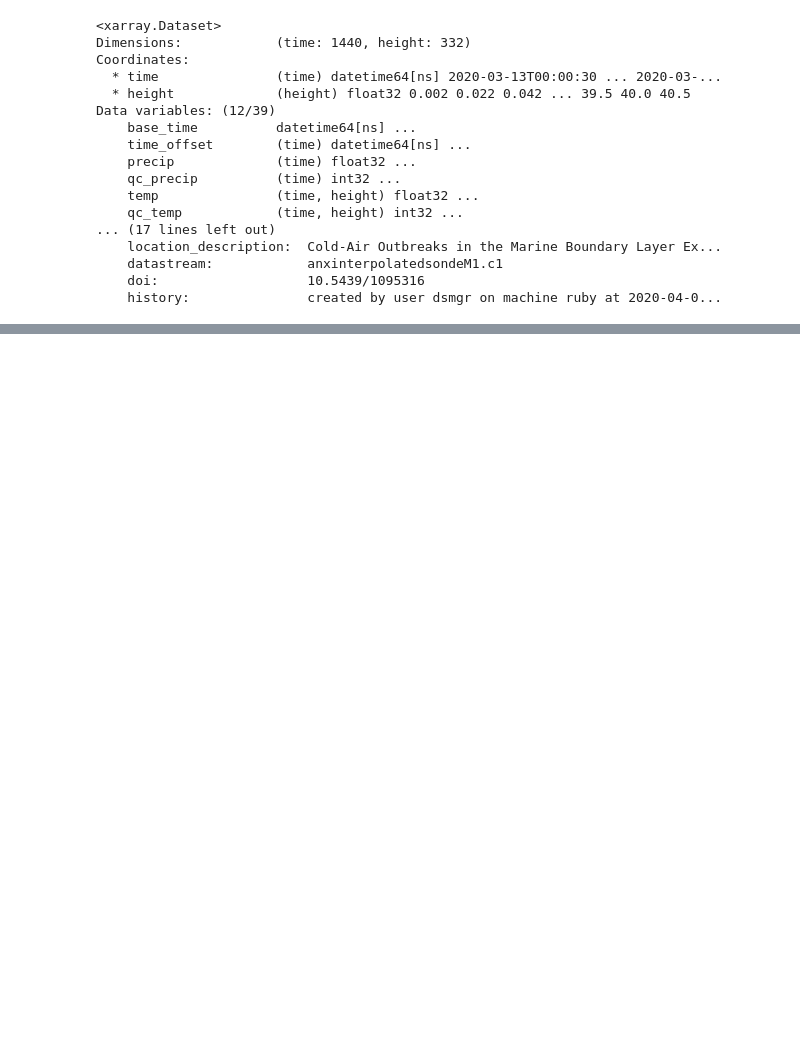
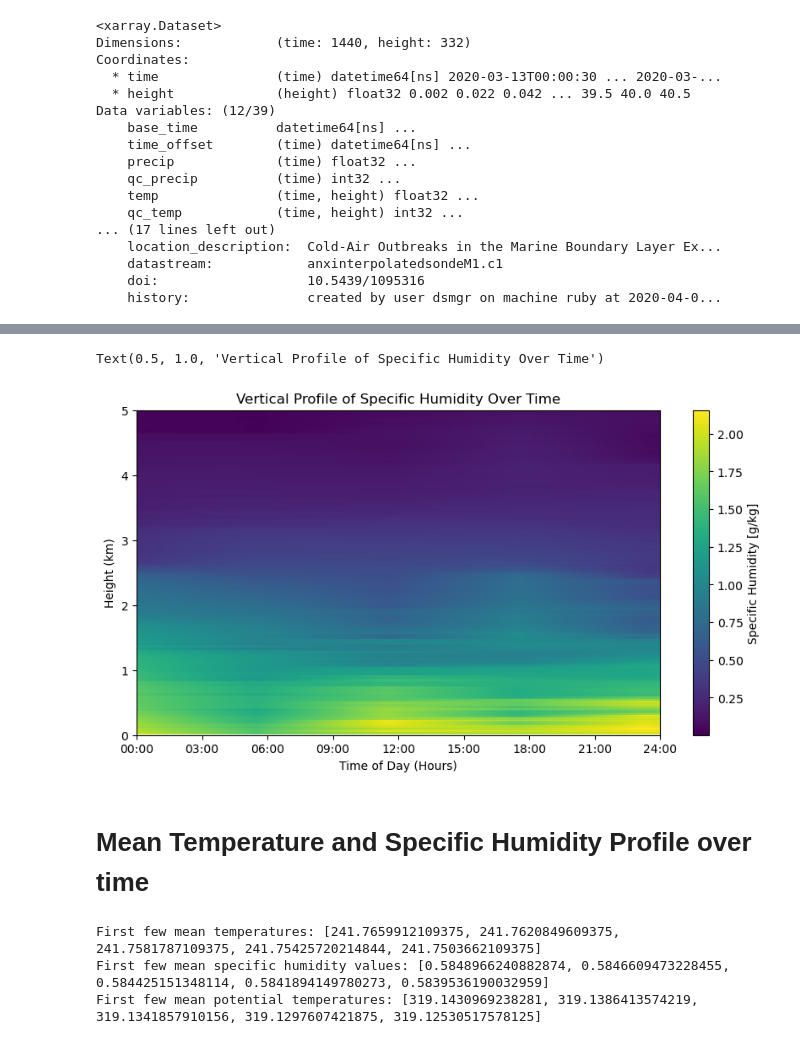
Before and after one commit to clevernat/BL-term-project, a Jupyter notebook: term-project.ipynb, the cells around one changed output, grey strips where cells are left out. Saved outputs shown, nothing was run; the diff lists cells and outputs as text; code cells hidden in the pictures; blank space fills up the shorter version.

```diff
--- a/term-project.ipynb
+++ b/term-project.ipynb
@@ -39,0 +77,63 @@ temperature.T.plot()
+# %%
+# Extracting specific humidity, time, and height
+specific_humidity = specific_humidity
+
+# Convert time to pandas datetime
+time_pd = pd.to_datetime(time)
+
+# Convert time to fractional hours
+fractional_hours = [t.hour + t.minute / 60 + t.second / 3600 for t in time_pd.time]
+
+# Extract numpy arrays for plotting
+height_np = height.values
+specific_humidity_np = specific_humidity.values.T  # Transposed for correct orientation
+
+# Creating the plot
+fig, ax = plt.subplots(figsize=(10, 5))
+
+# Using pcolormesh to create the pseudocolor plot
+pcm = ax.pcolormesh(fractional_hours, height_np, specific_humidity_np, shading='auto')
+
+# Adding a colorbar
+cbar = plt.colorbar(pcm, ax=ax, label='Specific Humidity [g/kg]')
+
+# Setting the y-axis limit
+ax.set_ylim(0, 5)
+
+# Formatting the x-axis to show every 3 hours
+ax.set_xticks(np.arange(0, 25, 3))  # Every 3 hours
+ax.set_xticklabels([f"{h:02d}:00" for h in range(0, 25, 3)])  # Hour labels
+
+# Adding labels and a title
+ax.set_xlabel("Time of Day (Hours)")
+ax.set_ylabel("Height (km)")
+ax.set_title("Vertical Profile of Specific Humidity Over Time")
+# %% [output]
+Text(0.5, 1.0, 'Vertical Profile of Specific Humidity Over Time')
+[figure, added]
+# %% [markdown]
+# Mean Temperature and Specific Humidity Profile over time
+# %%
+# Lists to store the mean values for each variable
+mean_temperatures = []
+mean_specific_humidity = []
+mean_potential_temperature = []
+
+# Looping through each unique time and calculating the mean for each variable
+for time_point in time:
+    mean_temp = temperature.sel(time=time_point).mean().item()
+    mean_sh = specific_humidity.sel(time=time_point).mean().item()
+    mean_pt = potential_temperature.sel(time=time_point).mean().item()
+
+    mean_temperatures.append(mean_temp)
+    mean_specific_humidity.append(mean_sh)
+    mean_potential_temperature.append(mean_pt)
+
+# # # Example: Displaying the first few mean values for each variable
+print("First few mean temperatures:", mean_temperatures[:5])
+print("First few mean specific humidity values:", mean_specific_humidity[:5])
+print("First few mean potential temperatures:", mean_potential_temperature[:5])
+# %% [output]
+First few mean temperatures: [241.7659912109375, 241.7620849609375, 241.7581787109375, 241.75425720214844, 241.7503662109375]
+First few mean specific humidity values: [0.5848966240882874, 0.5846609473228455, 0.584425151348114, 0.5841894149780273, 0.5839536190032959]
+First few mean potential temperatures: [319.1430969238281, 319.1386413574219, 319.1341857910156, 319.1297607421875, 319.12530517578125]
```
Also changed, not shown: parts of 7 cells of this notebook.
